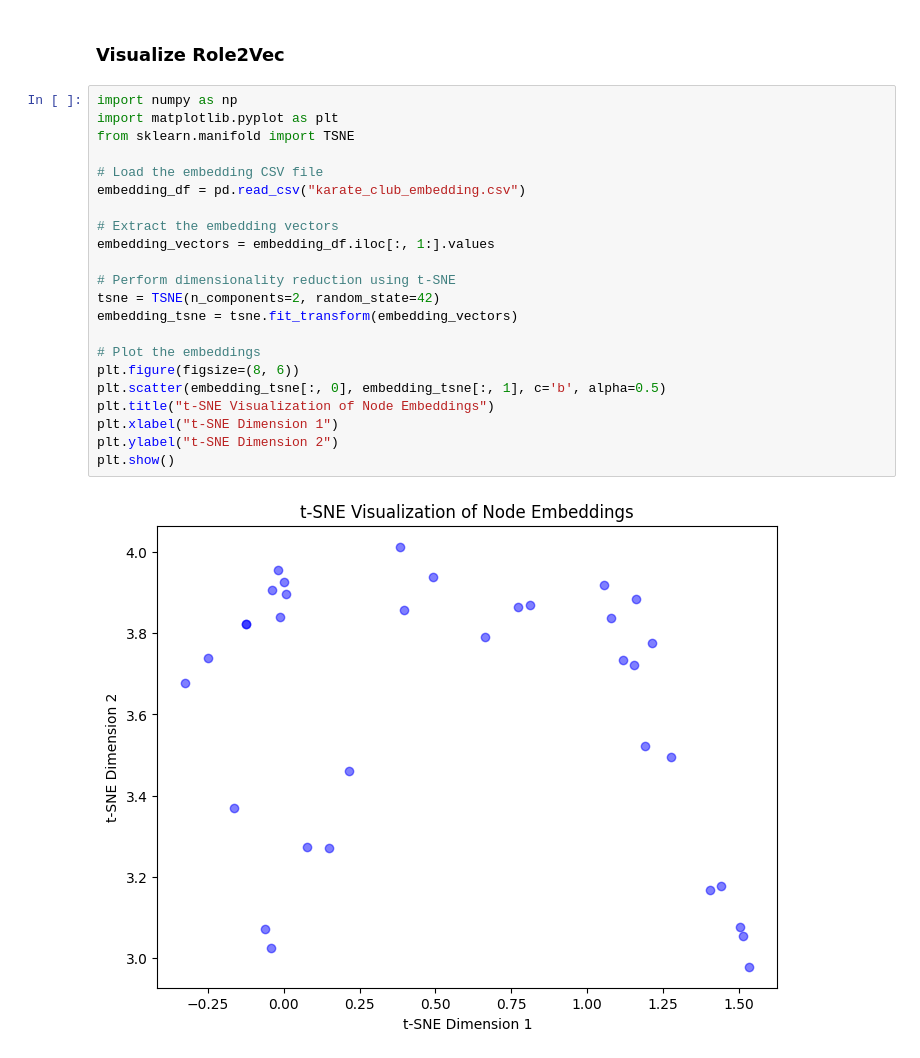
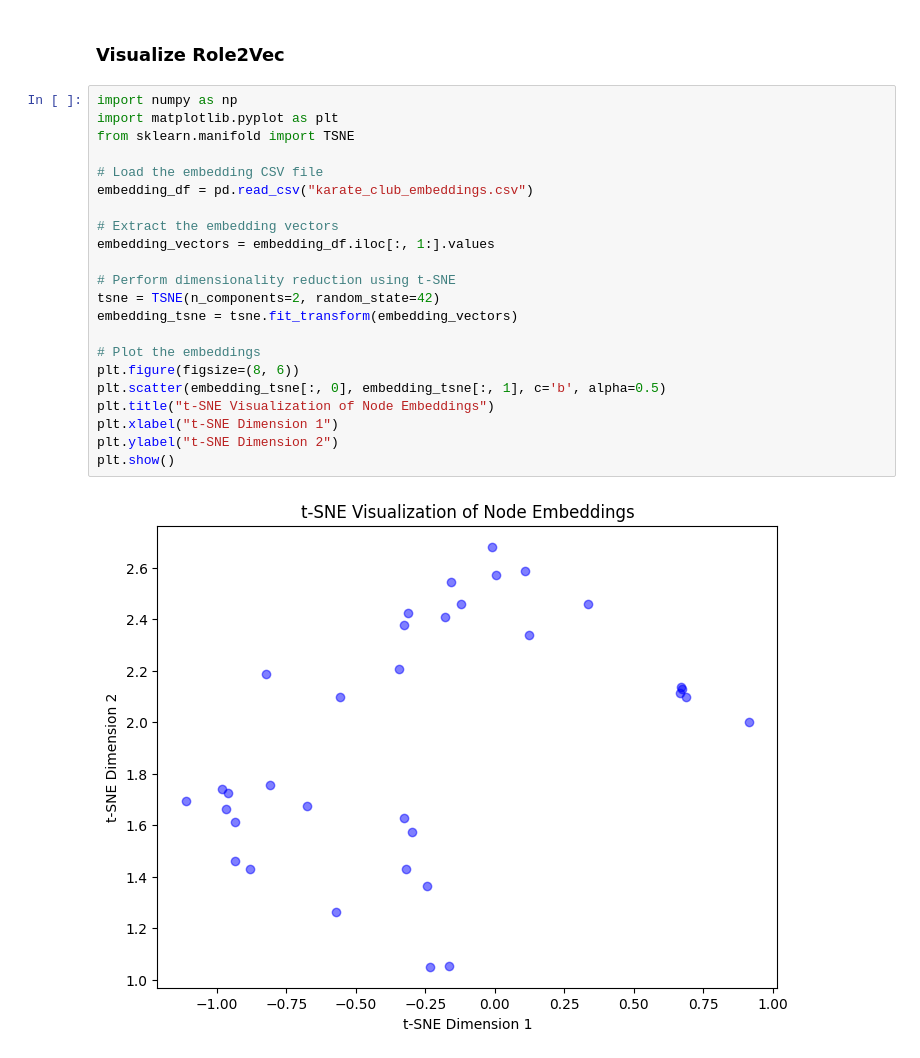
Before and after one commit to NSLab-CUK/Graph-Mining-Spring-2024, a Jupyter notebook: W12/Practice_12.ipynb, the cells around one changed output. Drawn from its saved outputs; the diff is of its cells as text.

```diff
--- a/W12/Practice_12.ipynb
+++ b/W12/Practice_12.ipynb
@@ -1815,24 +1793,24 @@ Random walk round: 10/10.
 # %%
 import numpy as np
 import matplotlib.pyplot as plt
 from sklearn.manifold import TSNE
 
 # Load the embedding CSV file
-embedding_df = pd.read_csv("karate_club_embedding.csv")
+embedding_df = pd.read_csv("karate_club_embeddings.csv")
 
 # Extract the embedding vectors
 embedding_vectors = embedding_df.iloc[:, 1:].values
 
 # Perform dimensionality reduction using t-SNE
 tsne = TSNE(n_components=2, random_state=42)
 embedding_tsne = tsne.fit_transform(embedding_vectors)
 
 # Plot the embeddings
 plt.figure(figsize=(8, 6))
 plt.scatter(embedding_tsne[:, 0], embedding_tsne[:, 1], c='b', alpha=0.5)
 plt.title("t-SNE Visualization of Node Embeddings")
 plt.xlabel("t-SNE Dimension 1")
 plt.ylabel("t-SNE Dimension 2")
 plt.show()
 # %% [output]
-[figure, old version]
+[figure, new version]
```
Also changed, not shown: parts of 31 cells of this notebook.
